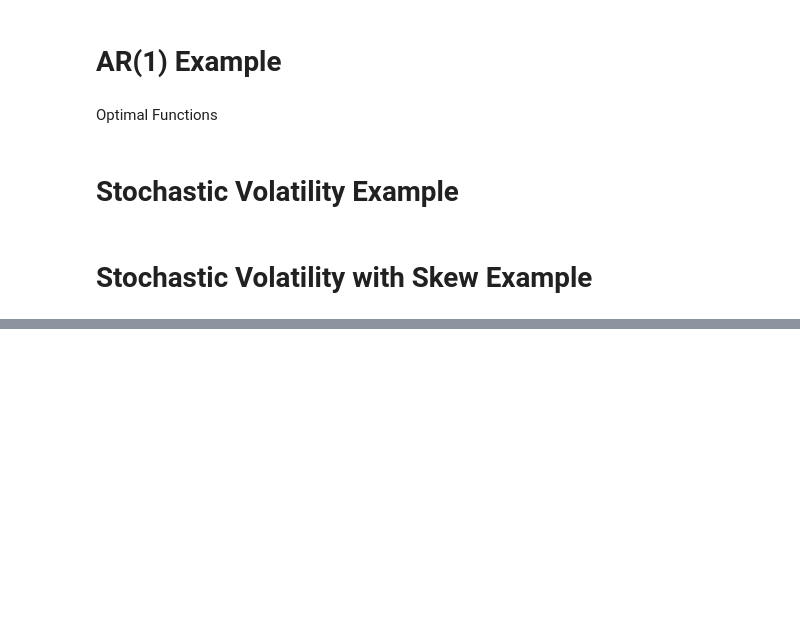
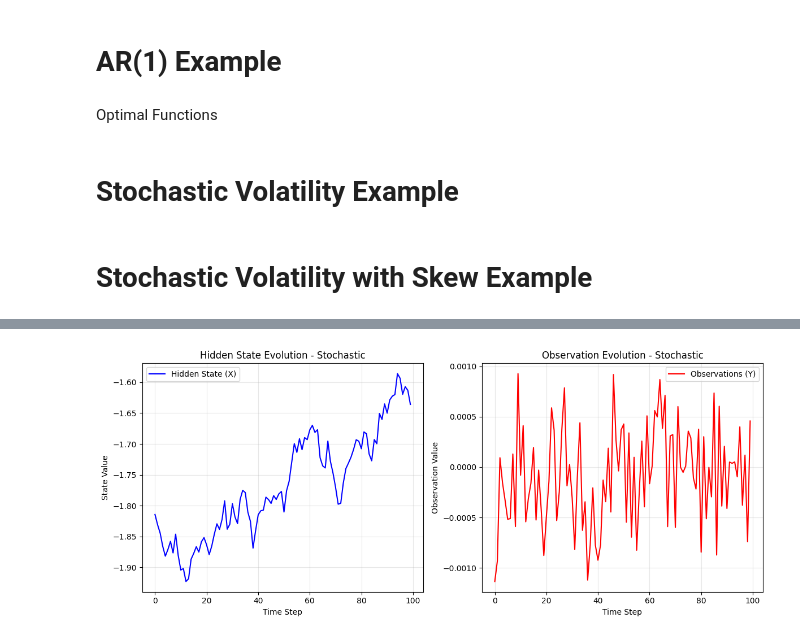
Before and after one commit to chrisjwheeler/NNP-method, a Jupyter notebook: example_generation_functions.ipynb, the cells around one changed output, grey strips where cells are left out. Saved outputs shown, nothing was run; the diff lists cells and outputs as text; code cells hidden in the pictures; blank space fills up the shorter version.

```diff
--- a/example_generation_functions.ipynb
+++ b/example_generation_functions.ipynb
@@ -18,9 +18,9 @@ import jax
 # %%
 TAU = 1 / (256 * 8 * 60)
 KAPPA = 12
-X_BAR = jnp.log(0.016)
+X_BAR = jnp.log(0.16)
 SIGMA_SIGMA = 6.4
-RHO = -0.75
+RHO = 0.8
 # %% [markdown]
 # AR(1) Example
 # %%
@@ -227,0 +225,76 @@ def skew_observation_weight_single(particle, prev_particle, Y_array, idt):
+# %%
+from nnp_functions.pf_vehicle import PFVehicle
+
+ar1_pf_vehicle = PFVehicle(f_from_noise, ar1_g_from_total_noise, f_likelihood_single, ar1_g_likelihood_single)
+stoch_pf_vehicle = PFVehicle(f_from_noise, g_from_total_noise, f_likelihood_single, g_likelihood_single)
+skew_pf_vehicle = PFVehicle(f_from_noise, skew_g_from_total_noise, f_likelihood_single, skew_observation_weight_single)
+# %%
+import matplotlib.pyplot as plt
+
+# Generate data for stochastic vehicle
+x_stoch, y_stoch = stoch_pf_vehicle.generate_data(jax.random.PRNGKey(0), 100, 100, X_BAR)
+x_first_stoch = x_stoch[0]
+y_first_stoch = y_stoch[0]
+
+# Create subplots side by side for stochastic
+fig, (ax1, ax2) = plt.subplots(1, 2, figsize=(12, 5))
+
+# Plot x (hidden state)
+ax1.plot(x_first_stoch, label='Hidden State (X)', color='blue')
+ax1.set_title('Hidden State Evolution - Stochastic')
+ax1.set_xlabel('Time Step')
+ax1.set_ylabel('State Value')
+ax1.legend()
+ax1.grid(True, alpha=0.3)
+
+# Plot y (observations)
+ax2.plot(y_first_stoch, label='Observations (Y)', color='red')
+ax2.set_title('Observation Evolution - Stochastic')
+ax2.set_xlabel('Time Step')
+ax2.set_ylabel('Observation Value')
+ax2.legend()
+ax2.grid(True, alpha=0.3)
+
+plt.tight_layout()
+plt.show()
+
+# Generate data for skew vehicle
+x_skew, y_skew = skew_pf_vehicle.generate_data(jax.random.PRNGKey(0), 100, 100, X_BAR)
+x_first_skew = x_skew[0]
+y_first_skew = y_skew[0]
+
+# Create subplots side by side for skew
+fig, (ax1, ax2) = plt.subplots(1, 2, figsize=(12, 5))
+
+# Plot x (hidden state)
+ax1.plot(x_first_skew, label='Hidden State (X)', color='blue')
+ax1.set_title('Hidden State Evolution - Skew')
+ax1.set_xlabel('Time Step')
+ax1.set_ylabel('State Value')
+ax1.legend()
+ax1.grid(True, alpha=0.3)
+
+# Plot y (observations)
+ax2.plot(y_first_skew, label='Observations (Y)', color='red')
+ax2.set_title('Observation Evolution - Skew')
+ax2.set_xlabel('Time Step')
+ax2.set_ylabel('Observation Value')
+ax2.legend()
+ax2.grid(True, alpha=0.3)
+
+plt.tight_layout()
+plt.show()
+
+# Final comparison plot - Y values from both vehicles
+plt.figure(figsize=(12, 6))
+plt.plot(y_first_stoch, label='Stochastic Observations', color='blue', alpha=0.7)
+plt.plot(y_first_skew, label='Skew Observations', color='red', alpha=0.7)
+plt.title('Comparison of Y Values from Both Vehicles')
+plt.xlabel('Time Step')
+plt.ylabel('Observation Value')
+plt.legend()
+plt.grid(True, alpha=0.3)
+plt.tight_layout()
+plt.show()
+# %% [output]
+[figure, added]
```
Also changed, not shown: parts of 5 cells of this notebook, 1 other file.
